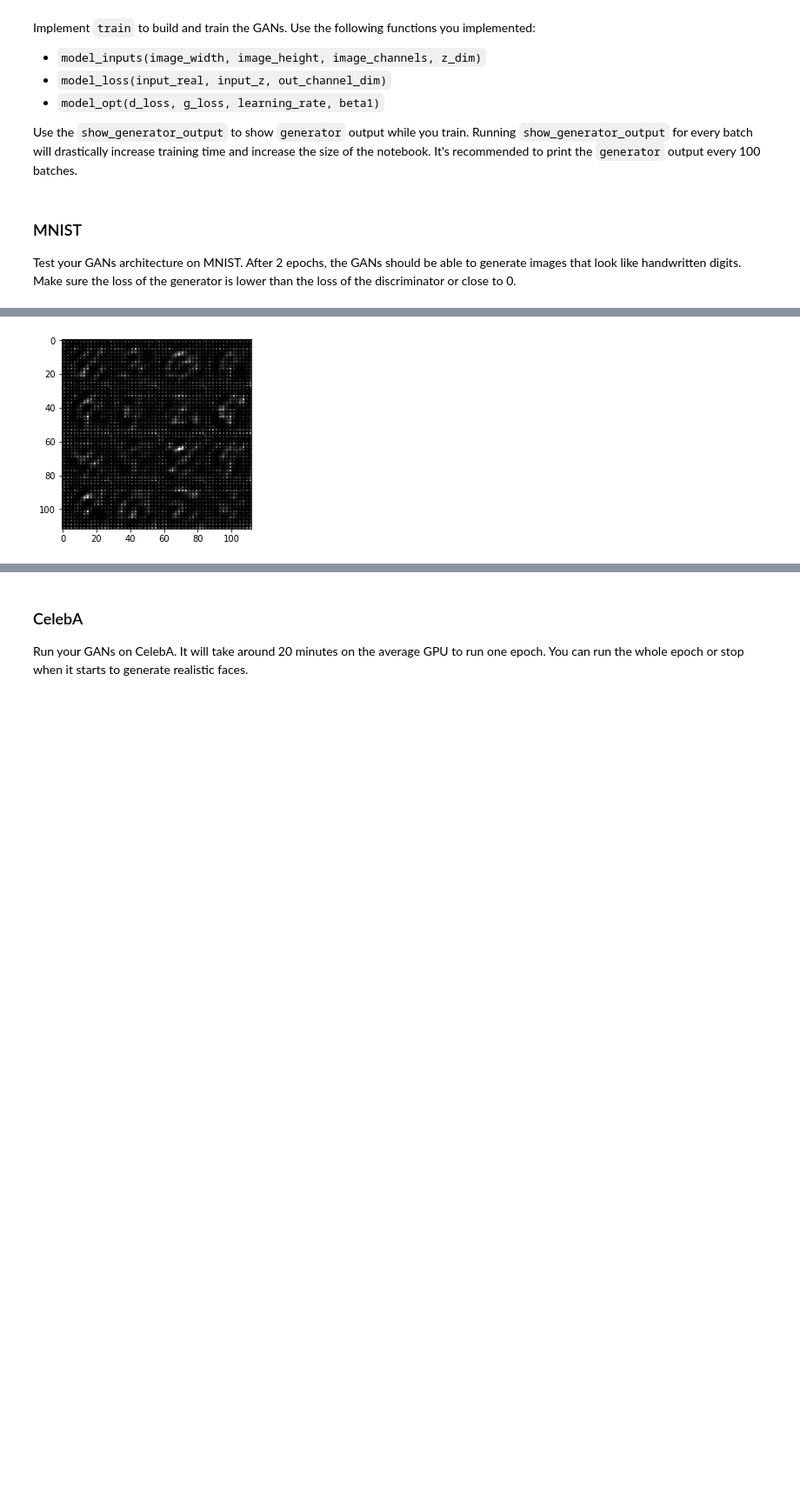
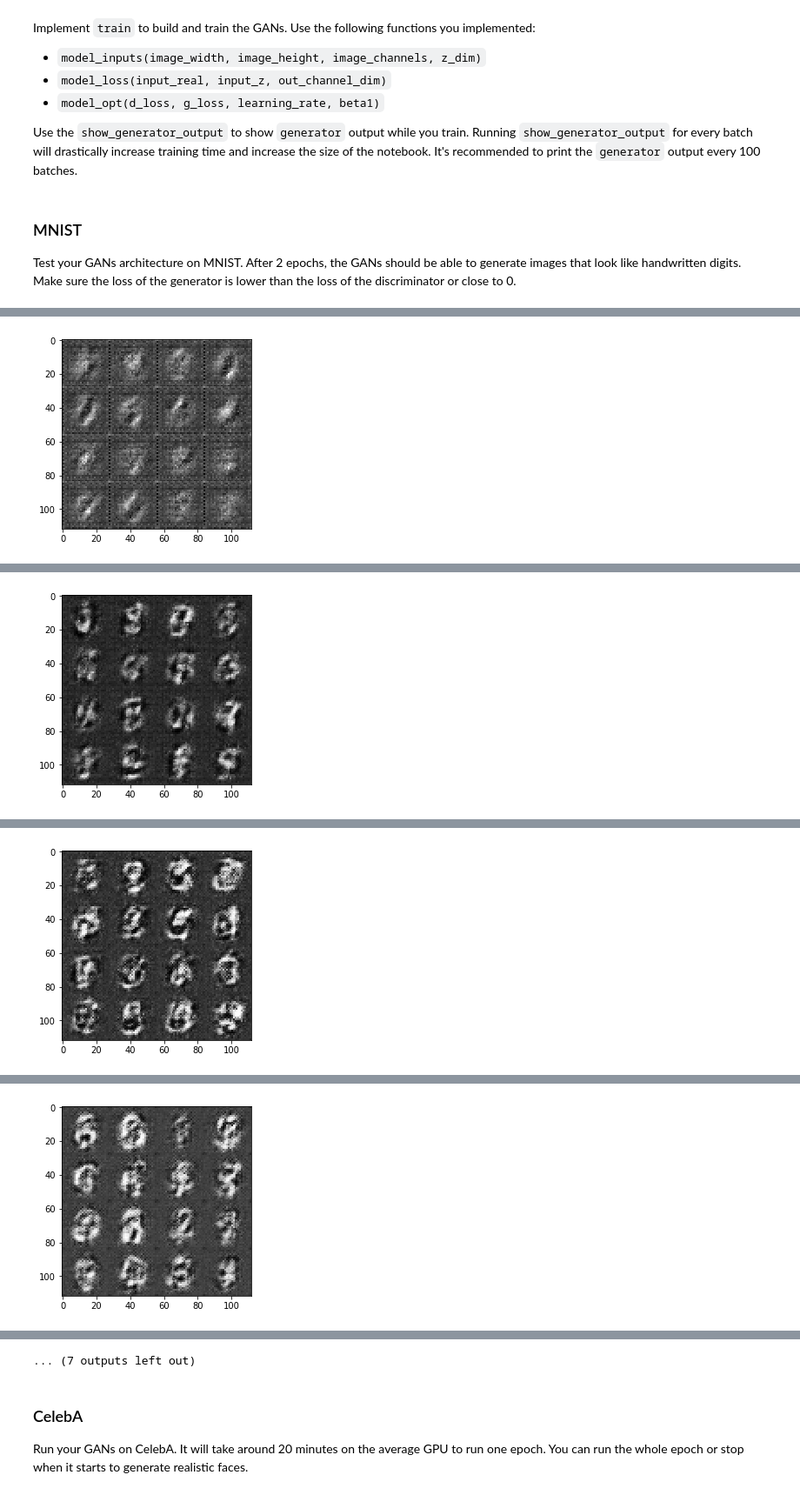
Before and after one commit to jatrost/deep-learning, a Jupyter notebook: face_generation/dlnd_face_generation.ipynb, the cells around one changed output, grey strips where cells are left out. Shown at 87% size. Drawn from its saved outputs; the diff is of its cells as text; code cells hidden in the pictures; blank space fills up the shorter version.

```diff
--- a/face_generation/dlnd_face_generation.ipynb
+++ b/face_generation/dlnd_face_generation.ipynb
@@ -132,6 +133,10 @@ Tests Passed
 # %% [markdown]
 ### Discriminator
 Implement `discriminator` to create a discriminator neural network that discriminates on `images`.  This function should be able to reuse the variabes in the neural network.  Use [`tf.variable_scope`](https://www.tensorflow.org/api_docs/python/tf/variable_scope) with a scope name of "discriminator" to allow the variables to be reused.  The function should return a tuple of (tensor output of the discriminator, tensor logits of the discriminator).
+# %%
+def discr_kern_init():
+    return None
+    #return tf.random_normal_initializer(stddev=0.02)
 # %%
 def discriminator(images, reuse=False):
     """
@@ -143,28 +148,35 @@ def discriminator(images, reuse=False):
     # derived from udacity/deep-learning dcgan-svhn/DCGAN.ipynb example
 
     alpha = 0.2
+    kernel_size = 4
 
     with tf.variable_scope('discriminator', reuse=reuse):
         # Input layer is 28x28x3
 
-        x1 = tf.layers.conv2d(images, 64, 5, strides=2, padding='same', kernel_initializer=tf.random_normal_initializer(stddev=0.02))
+        x1 = tf.layers.conv2d(images, 64, kernel_size, strides=2, padding='same', kernel_initializer=discr_kern_init())
         relu1 = tf.maximum(alpha * x1, x1)
+        #print(relu1.get_shape())
         # 14x14x64
 
-        x2 = tf.layers.conv2d(relu1, 128, 5, strides=2, padding='same', kernel_initializer=tf.random_normal_initializer(stddev=0.02))
+        x2 = tf.layers.conv2d(relu1, 128, kernel_size, strides=2, padding='same', kernel_initializer=discr_kern_init())
         bn2 = tf.layers.batch_normalization(x2, training=True)
         relu2 = tf.maximum(alpha * bn2, bn2)
+        #print(relu2.get_shape())
         # 7x7x128
 
-        x3 = tf.layers.conv2d(relu2, 256, 5, strides=2, padding='same', kernel_initializer=tf.random_normal_initializer(stddev=0.02))
+        x3 = tf.layers.conv2d(relu2, 256, kernel_size, strides=2, padding='same', kernel_initializer=discr_kern_init())
         bn3 = tf.layers.batch_normalization(x3, training=True)
         relu3 = tf.maximum(alpha * bn3, bn3)
+        #print(relu3.get_shape())
         # 4x4x256
 
         # Flatten it
         flat = tf.reshape(relu3, (-1, 4*4*256))
+        #print(flat.get_shape())
         logits = tf.layers.dense(flat, 1)
+        #print(logits.get_shape())
         out = tf.sigmoid(logits)
+        #print(out.get_shape())
 
         return out, logits
 
@@ -178,6 +190,10 @@ Tests Passed
 # %% [markdown]
 ### Generator
 Implement `generator` to generate an image using `z`. This function should be able to reuse the variabes in the neural network.  Use [`tf.variable_scope`](https://www.tensorflow.org/api_docs/python/tf/variable_scope) with a scope name of "generator" to allow the variables to be reused. The function should return the generated 28 x 28 x `out_channel_dim` images.
+# %%
+def gen_kern_init():
+    return None
+    #return tf.random_normal_initializer(stddev=0.02)
 # %%
 def generator(z, out_channel_dim, is_train=True):
     """
@@ -357,8 +374,8 @@ def train(epoch_count, batch_size, z_dim, learning_rate, beta1, get_batches, dat
     """
 
     n_images = 16
-    print_every = 10
-    show_every = 100
+    print_every = 100
+    show_every = 200
 
     # TODO: Build Model
     image_width, image_height, image_channels = data_shape[1], data_shape[2], data_shape[3]
@@ -386,7 +403,7 @@ def train(epoch_count, batch_size, z_dim, learning_rate, beta1, get_batches, dat
                     train_loss_d = d_loss.eval({input_z: batch_z, input_real: batch_images})
                     train_loss_g = g_loss.eval({input_z: batch_z})
 
-                    print("Epoch {}/{}...".format(epoch_i+1, epoch_count),
+                    print("Epoch {}/{} (step: {})...".format(epoch_i+1, epoch_count, steps),
                           "Discriminator Loss: {:.4f}...".format(train_loss_d),
                           "Generator Loss: {:.4f}".format(train_loss_g))
 
@@ -398,8 +415,8 @@ Test your GANs architecture on MNIST.  After 2 epochs, the GANs should be able t
 # %%
 batch_size = 128
 z_dim = 100
-learning_rate = 0.001
-beta1 = 0.5
+learning_rate = 0.0001
+beta1 = 0.2
 
 
 """
@@ -425 +442 @@ Epoch 1/2... Discriminator Loss: 0.1641... Generator Loss: 2.6105
-[figure, old version]
+[figure, new version]
@@ -426,0 +453 @@ Epoch 1/2... Discriminator Loss: 0.4849... Generator Loss: 2.4321
+[figure, added]
@@ -426,0 +464 @@ Epoch 1/2... Discriminator Loss: 0.4849... Generator Loss: 2.4321
+[figure, added]
@@ -426,0 +475 @@ Epoch 1/2... Discriminator Loss: 0.4849... Generator Loss: 2.4321
+[figure, added]
@@ -427,3 +498,4 @@ Epoch 1/2... Discriminator Loss: 0.4849... Generator Loss: 2.4321
+... (7 outputs left out)
 # %% [markdown]
 ### CelebA
 Run your GANs on CelebA.  It will take around 20 minutes on the average GPU to run one epoch.  You can run the whole epoch or stop when it starts to generate realistic faces.
```
Also changed, not shown: parts of 6 cells of this notebook.
